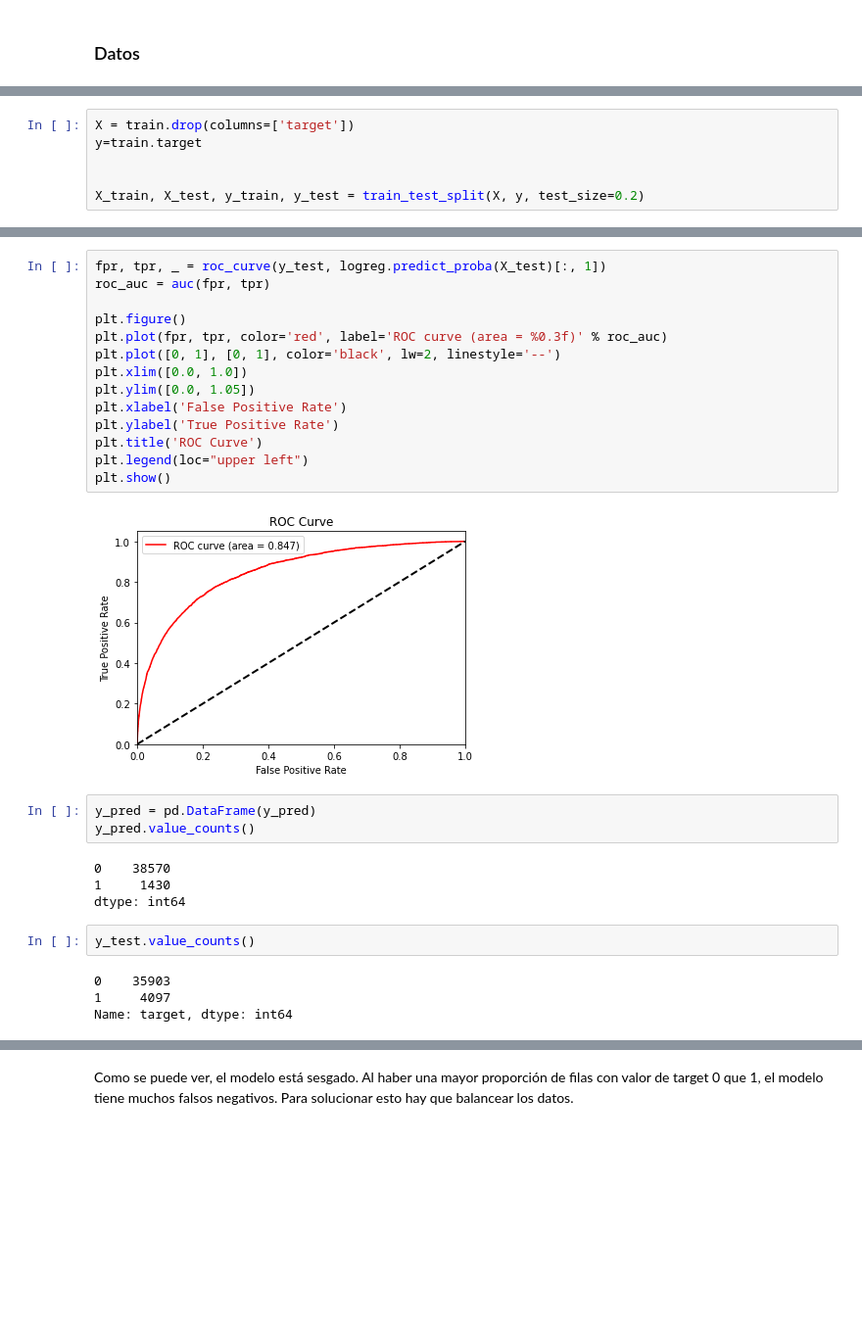
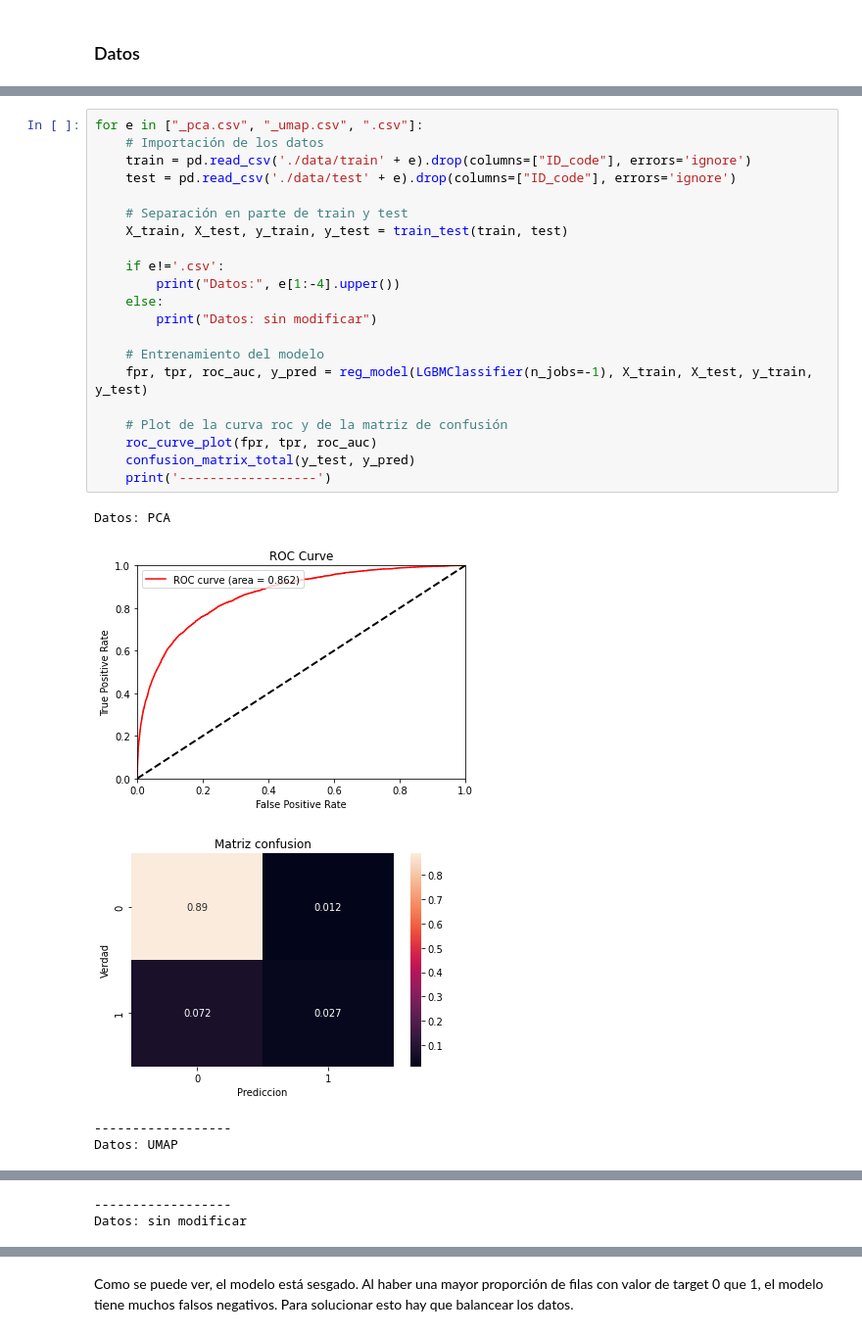
Before and after one commit to rodrigogalan/Proyecto_final, a Jupyter notebook: 3-Models.ipynb, the cells around one changed output, grey strips where cells are left out. Shown at 98% size. Cells and saved outputs as stored; diff of their text form; blank space fills up the shorter version.

```diff
--- a/3-Models.ipynb
+++ b/3-Models.ipynb
@@ -64,6 +37,0 @@ test.head()
-# %%
-X = train.drop(columns=['target'])
-y=train.target
-
-
-X_train, X_test, y_train, y_test = train_test_split(X, y, test_size=0.2)
@@ -107,29 +38,27 @@ plt.show();
-# %%
-fpr, tpr, _ = roc_curve(y_test, logreg.predict_proba(X_test)[:, 1])
-roc_auc = auc(fpr, tpr)
-
-plt.figure()
-plt.plot(fpr, tpr, color='red', label='ROC curve (area = %0.3f)' % roc_auc)
-plt.plot([0, 1], [0, 1], color='black', lw=2, linestyle='--')
-plt.xlim([0.0, 1.0])
-plt.ylim([0.0, 1.05])
-plt.xlabel('False Positive Rate')
-plt.ylabel('True Positive Rate')
-plt.title('ROC Curve')
-plt.legend(loc="upper left")
-plt.show()
-# %% [output]
-[figure, removed]
-# %%
-y_pred = pd.DataFrame(y_pred)
-y_pred.value_counts()
-# %% [output]
-0    38570
-1     1430
-dtype: int64
-# %%
-y_test.value_counts()
-# %% [output]
-0    35903
-1     4097
-Name: target, dtype: int64
+# %%
+for e in ["_pca.csv", "_umap.csv", ".csv"]:
+    # Importación de los datos
+    train = pd.read_csv('./data/train' + e).drop(columns=["ID_code"], errors='ignore')
+    test = pd.read_csv('./data/test' + e).drop(columns=["ID_code"], errors='ignore')
+
+    # Separación en parte de train y test
+    X_train, X_test, y_train, y_test = train_test(train, test)
+
+    if e!='.csv':
+        print("Datos:", e[1:-4].upper())
+    else:
+        print("Datos: sin modificar")
+
+    # Entrenamiento del modelo
+    fpr, tpr, roc_auc, y_pred = reg_model(LGBMClassifier(n_jobs=-1), X_train, X_test, y_train, y_test)
+
+    # Plot de la curva roc y de la matriz de confusión
+    roc_curve_plot(fpr, tpr, roc_auc)
+    confusion_matrix_total(y_test, y_pred)
+    print('------------------')
+# %% [output]
+Datos: PCA
+[figure, added]
+[figure, added]
+------------------
+Datos: UMAP
@@ -135,0 +67,2 @@ Name: target, dtype: int64
+------------------
+Datos: sin modificar
```
Also changed, not shown: parts of 11 cells of this notebook, 1 other file.
